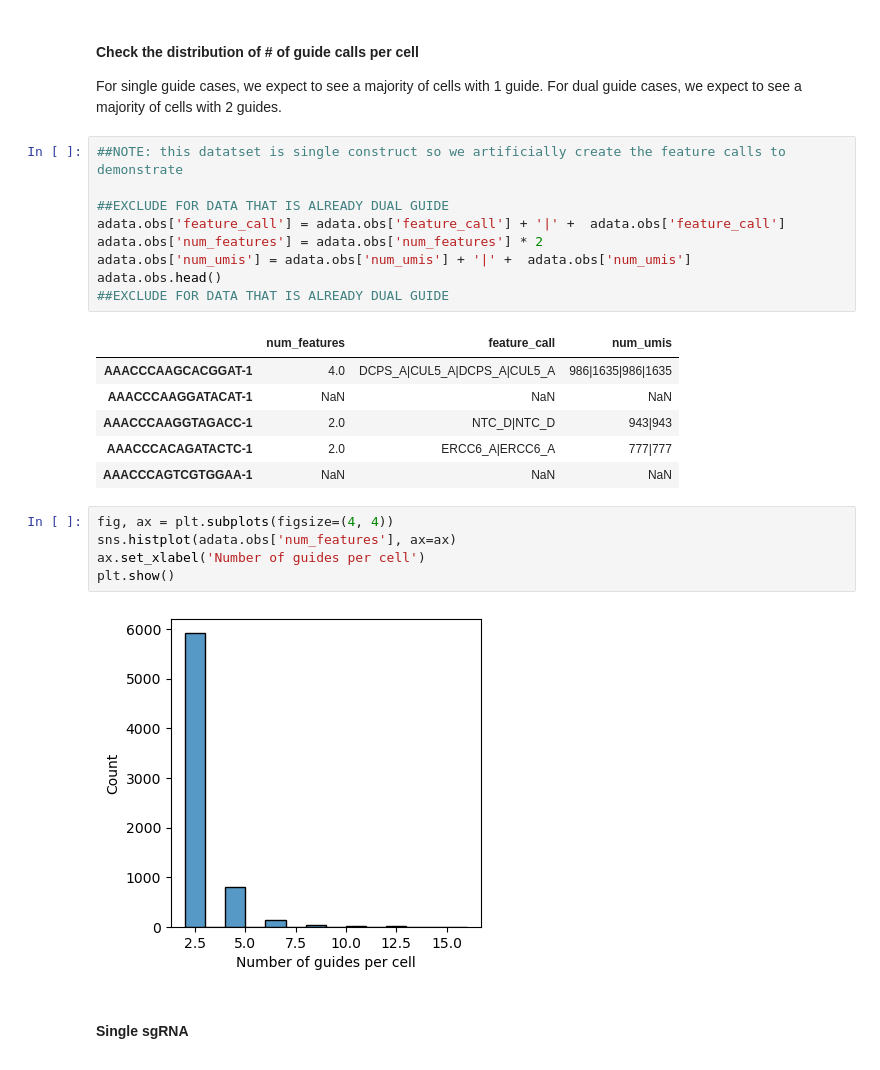
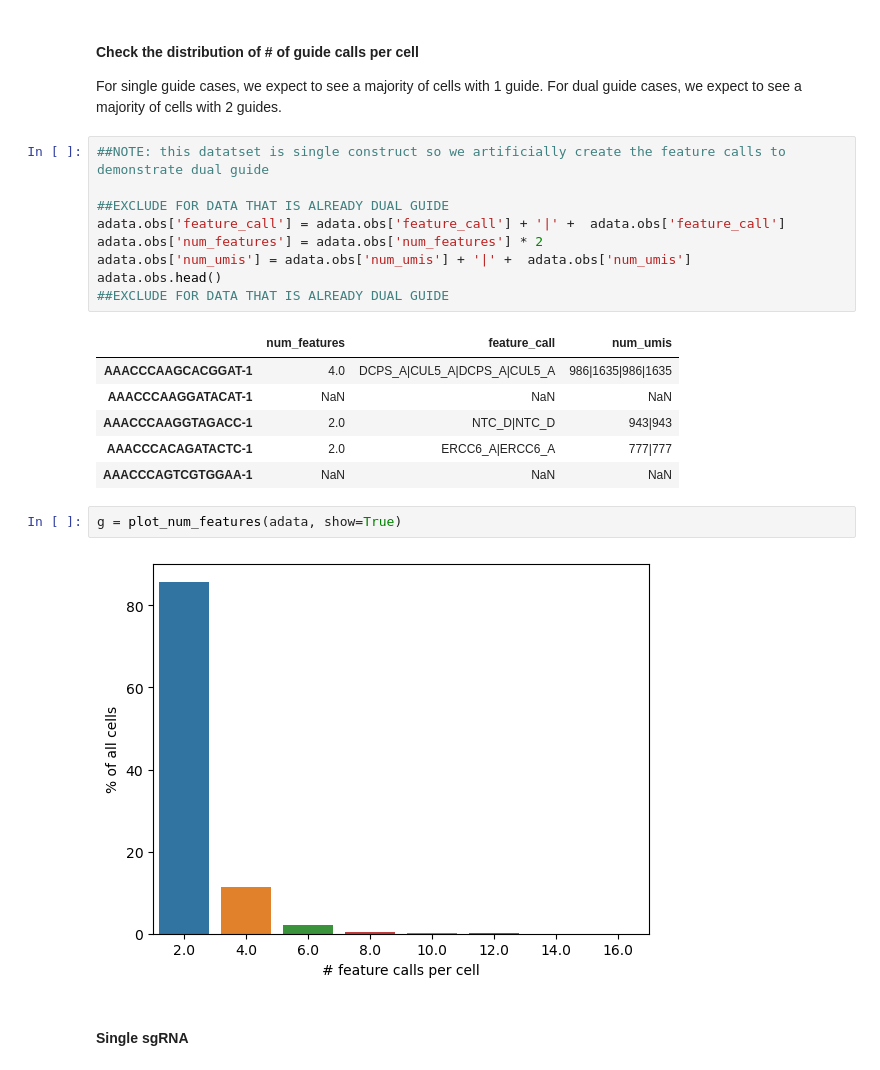
Before and after one commit to aidanwinters/pyturbseq, a Jupyter notebook: Tutorial.ipynb, the cells around one changed output. Cells and saved outputs as stored; diff of their text form.

```diff
--- a/Tutorial.ipynb
+++ b/Tutorial.ipynb
@@ -102,7 +127,7 @@ There are a few relevant scenarios listed for the expected case of 1 construct p
 For single guide cases, we expect to see a majority of cells with 1 guide.
 For dual guide cases, we expect to see a majority of cells with 2 guides.
 # %%
-##NOTE: this datatset is single construct so we artificially create the feature calls to demonstrate
+##NOTE: this datatset is single construct so we artificially create the feature calls to demonstrate dual guide
 
 ##EXCLUDE FOR DATA THAT IS ALREADY DUAL GUIDE
 adata.obs['feature_call'] = adata.obs['feature_call'] + '|' +  adata.obs['feature_call']
@@ -117,13 +142,10 @@ adata.obs.head()
 | AAACCCAAGGTAGACC-1 | 2.0 | NTC_D|NTC_D | 943|943 |
 | AAACCCACAGATACTC-1 | 2.0 | ERCC6_A|ERCC6_A | 777|777 |
 | AAACCCAGTCGTGGAA-1 | NaN | NaN | NaN |
-# %%
-fig, ax = plt.subplots(figsize=(4, 4))
-sns.histplot(adata.obs['num_features'], ax=ax)
-ax.set_xlabel('Number of guides per cell')
-plt.show()
-# %% [output]
-[figure, removed]
+# %%
+g = plot_num_features(adata, show=True)
+# %% [output]
+[figure, added]
 # %% [markdown]
 
 ####  Single sgRNA
```
Also changed, not shown: parts of 24 cells of this notebook, 4 other files.
